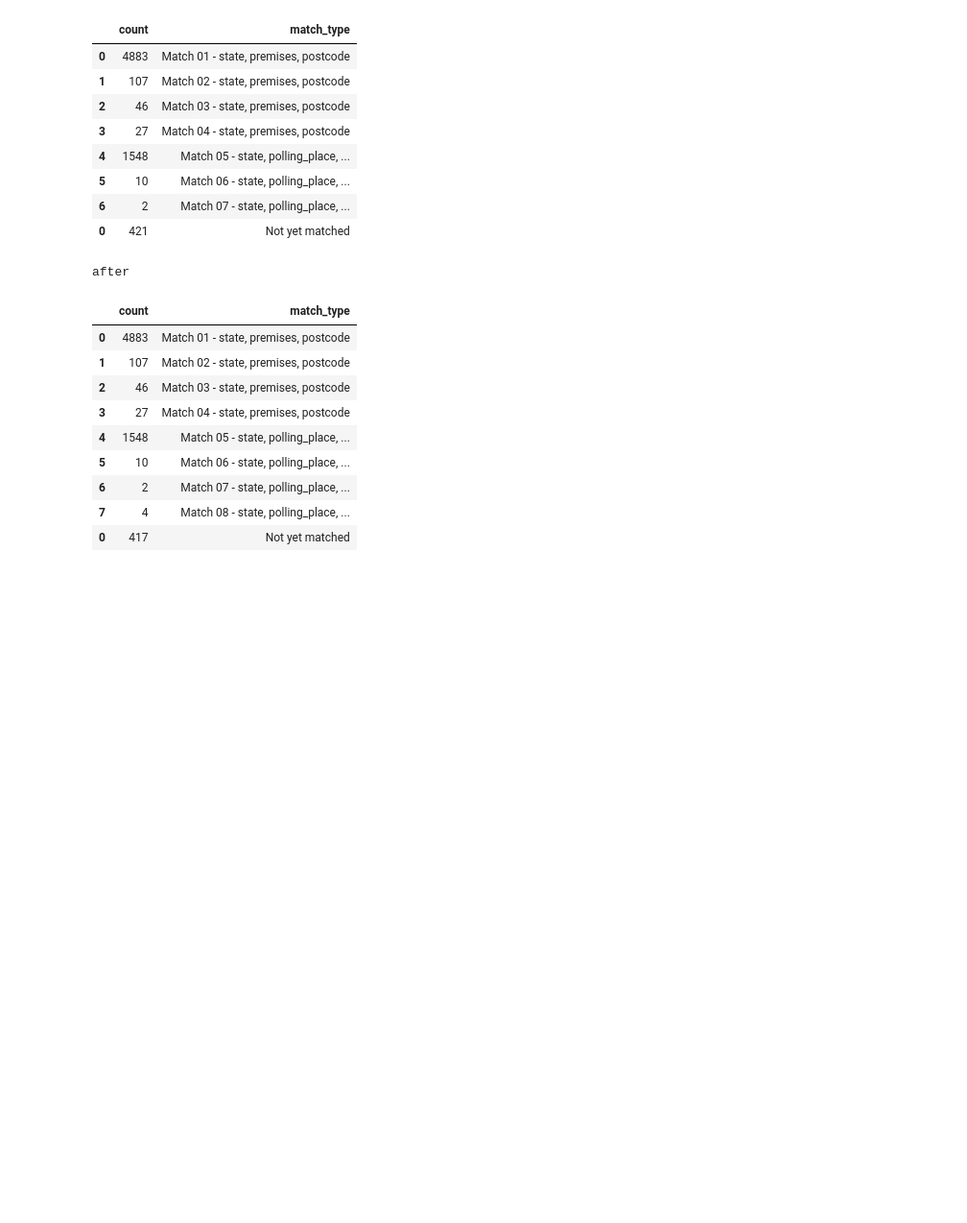
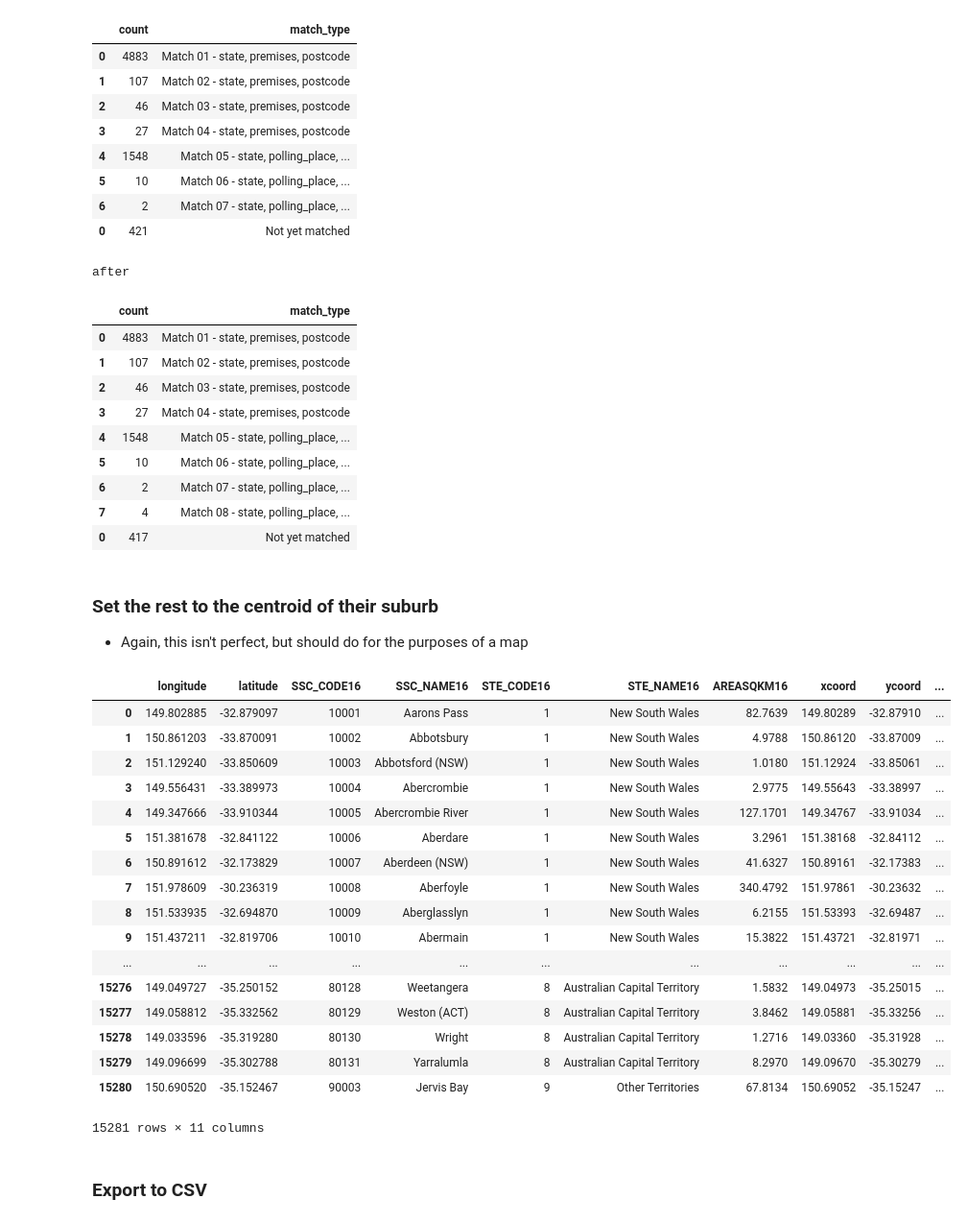
Before and after one commit to jaketclarke/australian_referenda, a Jupyter notebook: referenda_1999_geocode_polling_places.ipynb, the cells around one changed output. Shown at 96% size. Drawn from its saved outputs; the diff is of its cells as text; code cells hidden in the pictures; blank space fills up the shorter version.

Commit message:
imported csv of suburb centroids

```diff
--- a/referenda_1999_geocode_polling_places.ipynb
+++ b/referenda_1999_geocode_polling_places.ipynb
@@ -23,6 +23,26 @@ def left_of_bracket(s):
     else:
         return s
 
+def state_abbreviation(state):
+    spaces = state.count(' ')
+
+    if spaces == 2:
+        bits = state.split(' ')
+        r=''
+        for b in bits:
+            r = r + b[:1].upper() # for each word in state grab first letter
+        return r
+    elif 'Australia' in state:
+        r = state[:1].upper() + 'A'
+        return r
+    elif state == 'Queensland':
+        return 'QLD'
+    elif state == 'Northern Territory':
+        return 'NT'
+    else:
+        r = state[:3].upper()
+        return r
+
 # i keep forgetting the syntax for this so writing a wrapper
 def dedup_df(df, keys, keep = False):
 
@@ -555,6 +575,50 @@ after
 | 6 | 2 | Match 07 - state, polling_place, ... |
 | 7 | 4 | Match 08 - state, polling_place, ... |
 | 0 | 417 | Not yet matched |
+# %% [markdown]
+### Set the rest to the centroid of their suburb
+* Again, this isn't perfect, but should do for the purposes of a map
+# %%
+filepath = 'from_abs/ssc_2016_aust_centroid.csv'
+
+subtown_centroids = results = pd.read_csv(
+    filepath
+)
+
+# create a column for abbreviated states
+lambda_states = lambda x: state_abbreviation(x)
+subtown_centroids['state'] = subtown_centroids['STE_NAME16'].apply(lambda_states)
+
+# strip the brackets out of suburb names, and make all caps, to match the 1999 file
+lambda_suburbs = lambda x: left_of_bracket(x).upper()
+subtown_centroids['suburb'] = subtown_centroids['SSC_NAME16'].apply(lambda_suburbs)
+
+subtown_centroids
+### todo
+# state to abbrev
+# strip states off ssc-name16
+# name both the same way as they're named in the other df
+# %% [output]
+|  | longitude | latitude | SSC_CODE16 | SSC_NAME16 | STE_CODE16 | STE_NAME16 | AREASQKM16 | xcoord | ycoord | ... |
+| 0 | 149.802885 | -32.879097 | 10001 | Aarons Pass | 1 | New South Wales | 82.7639 | 149.80289 | -32.87910 | ... |
+| 1 | 150.861203 | -33.870091 | 10002 | Abbotsbury | 1 | New South Wales | 4.9788 | 150.86120 | -33.87009 | ... |
+| 2 | 151.129240 | -33.850609 | 10003 | Abbotsford (NSW) | 1 | New South Wales | 1.0180 | 151.12924 | -33.85061 | ... |
+| 3 | 149.556431 | -33.389973 | 10004 | Abercrombie | 1 | New South Wales | 2.9775 | 149.55643 | -33.38997 | ... |
+| 4 | 149.347666 | -33.910344 | 10005 | Abercrombie River | 1 | New South Wales | 127.1701 | 149.34767 | -33.91034 | ... |
+| 5 | 151.381678 | -32.841122 | 10006 | Aberdare | 1 | New South Wales | 3.2961 | 151.38168 | -32.84112 | ... |
+| 6 | 150.891612 | -32.173829 | 10007 | Aberdeen (NSW) | 1 | New South Wales | 41.6327 | 150.89161 | -32.17383 | ... |
+| 7 | 151.978609 | -30.236319 | 10008 | Aberfoyle | 1 | New South Wales | 340.4792 | 151.97861 | -30.23632 | ... |
+| 8 | 151.533935 | -32.694870 | 10009 | Aberglasslyn | 1 | New South Wales | 6.2155 | 151.53393 | -32.69487 | ... |
+| 9 | 151.437211 | -32.819706 | 10010 | Abermain | 1 | New South Wales | 15.3822 | 151.43721 | -32.81971 | ... |
+| ... | ... | ... | ... | ... | ... | ... | ... | ... | ... | ... |
+| 15276 | 149.049727 | -35.250152 | 80128 | Weetangera | 8 | Australian Capital Territory | 1.5832 | 149.04973 | -35.25015 | ... |
+| 15277 | 149.058812 | -35.332562 | 80129 | Weston (ACT) | 8 | Australian Capital Territory | 3.8462 | 149.05881 | -35.33256 | ... |
+| 15278 | 149.033596 | -35.319280 | 80130 | Wright | 8 | Australian Capital Territory | 1.2716 | 149.03360 | -35.31928 | ... |
+| 15279 | 149.096699 | -35.302788 | 80131 | Yarralumla | 8 | Australian Capital Territory | 8.2970 | 149.09670 | -35.30279 | ... |
+| 15280 | 150.690520 | -35.152467 | 90003 | Jervis Bay | 9 | Other Territories | 67.8134 | 150.69052 | -35.15247 | ... |
+15281 rows × 11 columns
+# %% [markdown]
+### Export to CSV
 # %%
 df_pp_1999.to_csv(
     '1999_referenda_output/polling_places_geocoded.csv',
```
Also changed, not shown: 1 other file.
